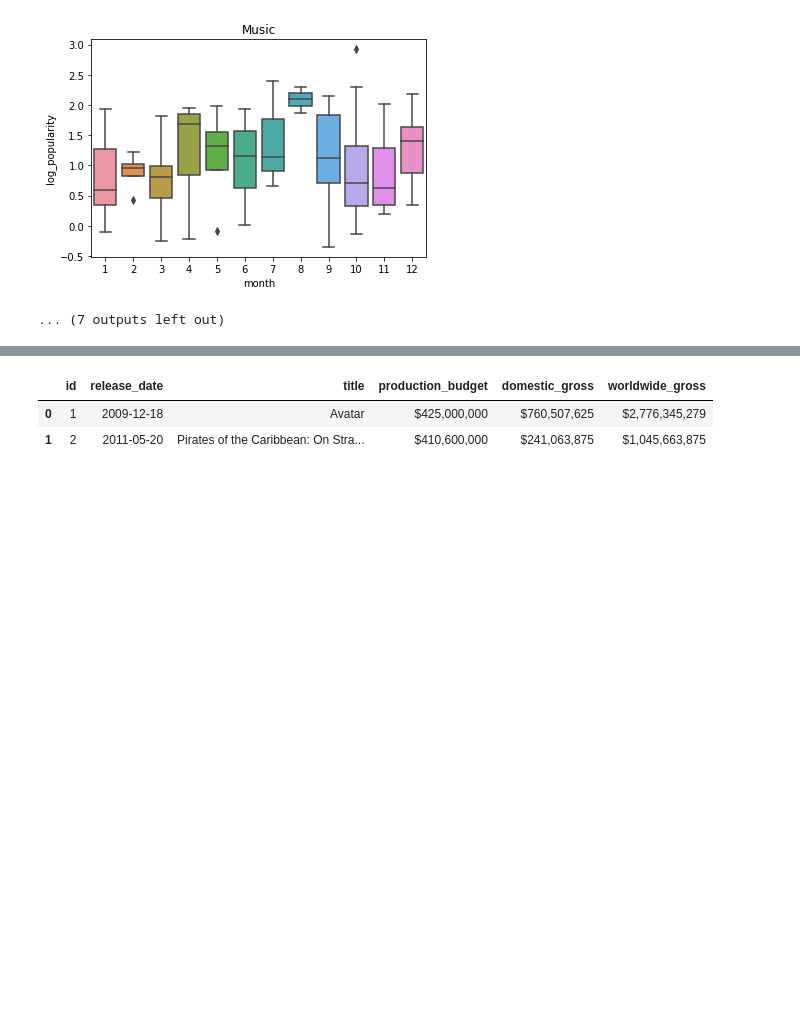
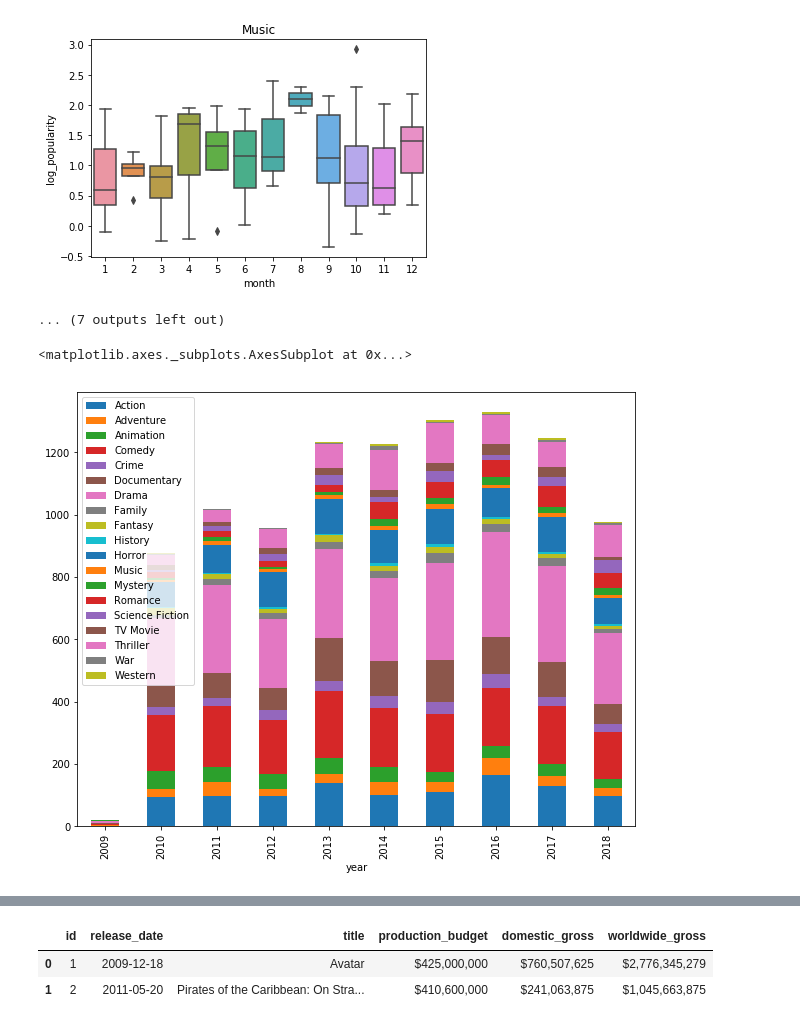
Before and after one commit to mzhou356/dc_ds_06_03_mod1_project, a Jupyter notebook: Keita_Initial_Data_Check.ipynb, the cells around one changed output, grey strips where cells are left out. Drawn from its saved outputs; the diff is of its cells as text; code cells hidden in the pictures; blank space fills up the shorter version.

```diff
--- a/Keita_Initial_Data_Check.ipynb
+++ b/Keita_Initial_Data_Check.ipynb
@@ -235,6 +248,11 @@ for genre in list(tmdb_genre_dict.values()):
 [figure]
 [figure]
 ... (7 outputs left out)
+# %%
+df_tmdb_movies_2009_2018.groupby('year')[list(tmdb_genre_dict.values())].sum().plot(kind='bar', stacked=True, figsize = (10,8))
+# %% [output]
+<matplotlib.axes._subplots.AxesSubplot at 0x...>
+[figure, added]
 # %%
 df_tmdb_movies_2009_2018.head(2)
 # %% [output]
```
Also changed, not shown: parts of 4 cells of this notebook, 1 other file.
